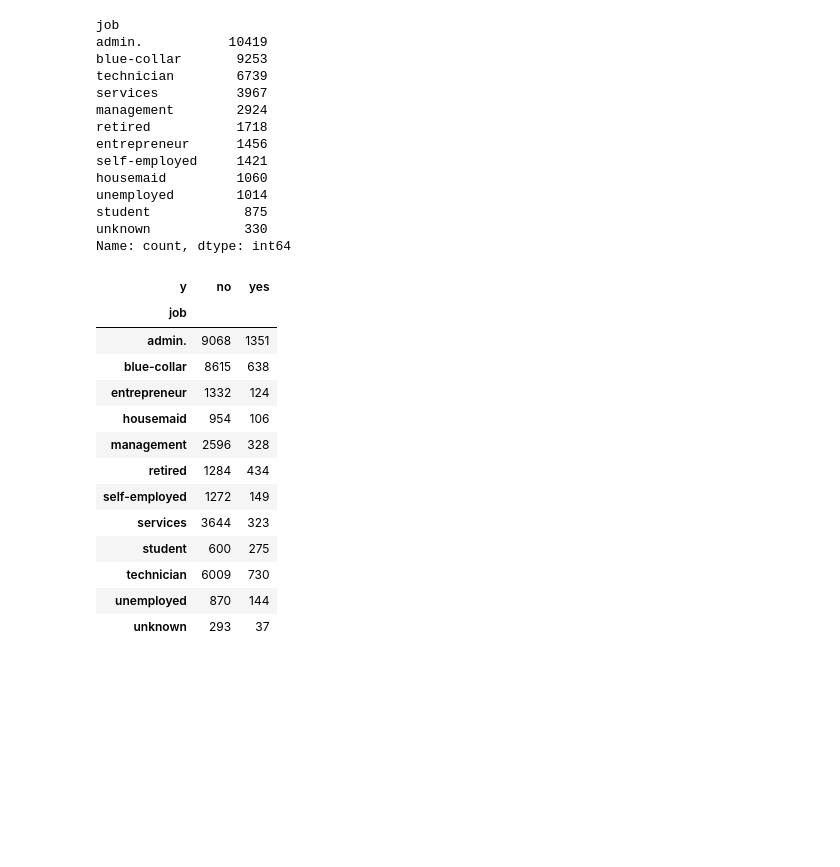
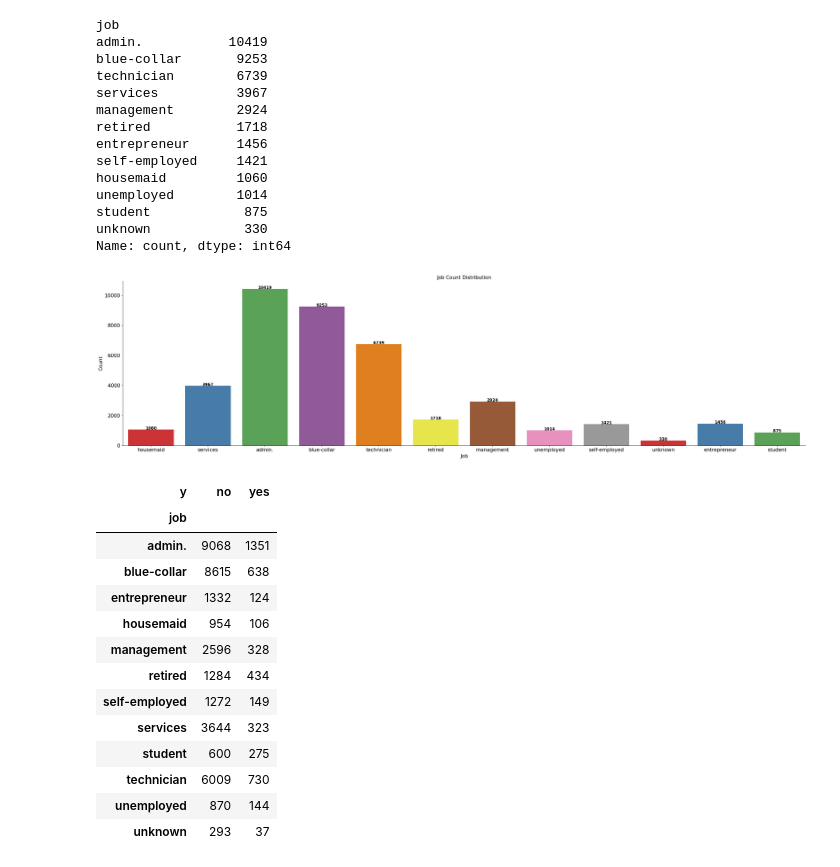
Before and after one commit to rkm7387/PORTUGES-BANK, a Jupyter notebook: portuges_bank.ipynb, the cells around one changed output. Drawn from its saved outputs; the diff is of its cells as text; code cells hidden in the pictures; blank space fills up the shorter version.

```diff
--- a/portuges_bank.ipynb
+++ b/portuges_bank.ipynb
@@ -242,4 +266,25 @@ unemployed        1014
 student            875
 unknown            330
 Name: count, dtype: int64
+# %%
+fig, ax = plt.subplots()
+fig.set_size_inches(30, 8)
+sns.countplot(x='job', data=df, ax=ax, palette='Set1')
+
+# Add value labels on top of each bar
+for p in ax.patches:
+    height = p.get_height()
+    ax.text(p.get_x() + p.get_width()/2., height + 3,
+            '{:1.0f}'.format(height),
+            ha="center", fontsize=12, fontweight='bold')
+
+ax.set_xlabel('Job', fontsize=15)
+ax.set_ylabel('Count', fontsize=15)
+ax.set_title('Job Count Distribution', fontsize=15)
+ax.tick_params(labelsize=15)
+sns.despine()
+plt.tight_layout()
+plt.show()
+# %% [output]
+[figure, added]
 # %%
```
Also changed, not shown: parts of 20 cells of this notebook.
